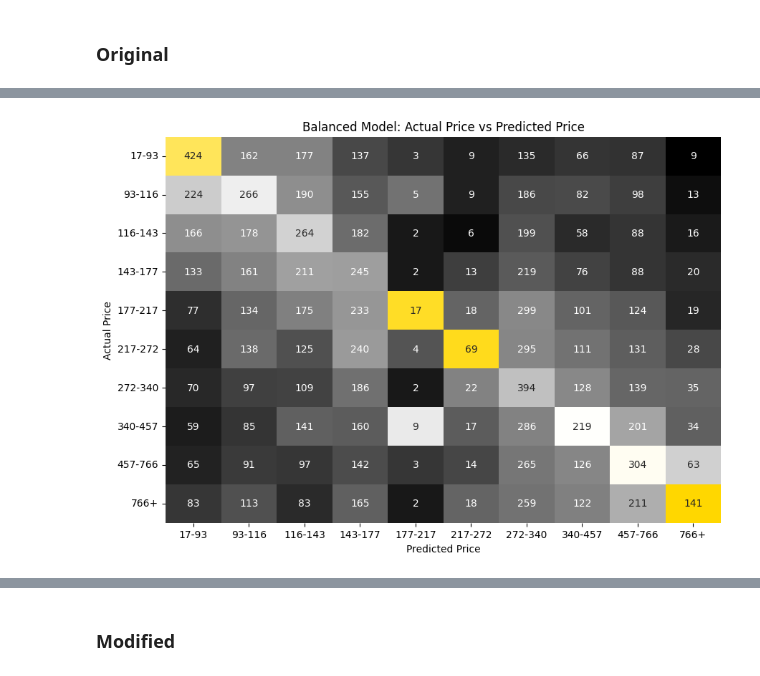
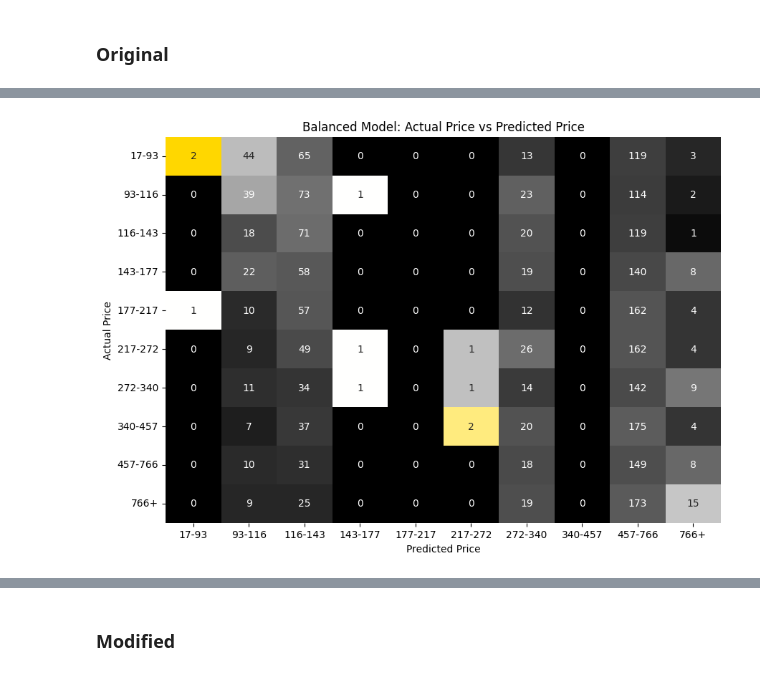
Before and after one commit to jkelley2070/CNN-Sneaker-Price-Forecast, a Jupyter notebook: Final_Scratch_Model.ipynb, the cells around one changed output, grey strips where cells are left out. Cells and saved outputs as stored; diff of their text form; code cells hidden in the pictures.

Commit message:
Fixed so evalaution is validation only

```diff
--- a/Final_Scratch_Model.ipynb
+++ b/Final_Scratch_Model.ipynb
@@ -1143,6 +1147,7 @@ print(brand_binary_mod_predictions )
 ## Model Models and Predictions
 # %%
 # Running the model, 1 Epoch = Forward Pass, Loss Computer, Backward Pass
-model_model.fit(model_vector_train_dataset, epochs=9, validation_data=model_vector_val_dataset, callbacks=[early_stopping_callback])
+model_model.fit(model_vector_train_dataset, epochs=9, validation_data=model_vector_val_dataset, callbacks=[early_stopping_callback, model_checkpoint_callback])
+model_model.save('model_model.keras')
 # %% [output]
 Epoch 1/9
@@ -1170,5 +1178,6 @@ Epoch 5/9
 # %%
 # Running the model, 1 Epoch = Forward Pass, Loss Computer, Backward Pass
-model_model_modified.fit(model_vector_train_dataset, epochs=9, validation_data=model_vector_val_dataset, callbacks=[early_stopping_callback])
+model_model_modified.fit(model_vector_train_dataset, epochs=9, validation_data=model_vector_val_dataset, callbacks=[early_stopping_callback, model_checkpoint_callback])
+model_model_modified.save('model_model_modified.keras')
 # %% [output]
 Epoch 1/9
@@ -1204,7 +1209,7 @@ def preprocess(image, title, price, unbalanced_vector,balanced_vector, unbalance
     image = tf.image.convert_image_dtype(image, dtype=tf.float32) / 255.0
     return image, unbalanced_model_vector
 
-model_predictions_dataset = shuffled_dataset.map(preprocess).batch(16)
+model_predictions_dataset = val_dataset.map(preprocess).batch(16)
 # %%
 predictions = model_model.predict(model_predictions_dataset)
 
@@ -1306,7 +1311,8 @@ print(unbalanced_cm)
 # %%
 cm_df = pd.DataFrame(unbalanced_cm, index=unbalanced_price_list, columns=unbalanced_price_list)
 
-cm_df_normalized = cm_df.div(cm_df.sum(axis=0), axis=1)
+column_sums = cm_df.sum(axis=0)
+cm_df_normalized = cm_df.div(column_sums.where(column_sums != 0, 1), axis=1)
 
 colors = ["black", "white", "gold"]
 cmap = LinearSegmentedColormap.from_list("BlGdBr", colors)
@@ -1518,25 +1524,26 @@ print(balanced_cm)
 # %%
 cm_df = pd.DataFrame(balanced_cm, index=balanced_price_list, columns=balanced_price_list)
 
-cm_df_normalized = cm_df.div(cm_df.sum(axis=0), axis=1)
+column_sums = cm_df.sum(axis=0)
+cm_df_normalized = cm_df.div(column_sums.where(column_sums != 0, 1), axis=1)
 
 colors = ["black", "white", "gold"]
 cmap = LinearSegmentedColormap.from_list("BlGdBr", colors)
 
 plt.figure(figsize=(10, 7))
 ax = sns.heatmap(cm_df_normalized, annot=True, fmt=".2f", cbar=False, cmap=cmap)
 
 for i in range(cm_df.shape[0]):
     for j in range(cm_df.shape[1]):
         text = ax.texts[i * cm_df.shape[1] + j]
         text.set_text(int(cm_df.iloc[i, j]))
 
 plt.ylabel('Actual Price')
 plt.xlabel('Predicted Price')
 plt.title('Balanced Model: Actual Price vs Predicted Price')
 plt.show()
 # %% [output]
-[figure, old version]
+[figure, new version]
 # %%
 balanced_accuracy = accuracy_score(true_labels, predicted_labels)
 balanced_precision = precision_score(true_labels, predicted_labels, average='macro')
```
Also changed, not shown: parts of 66 cells of this notebook.
